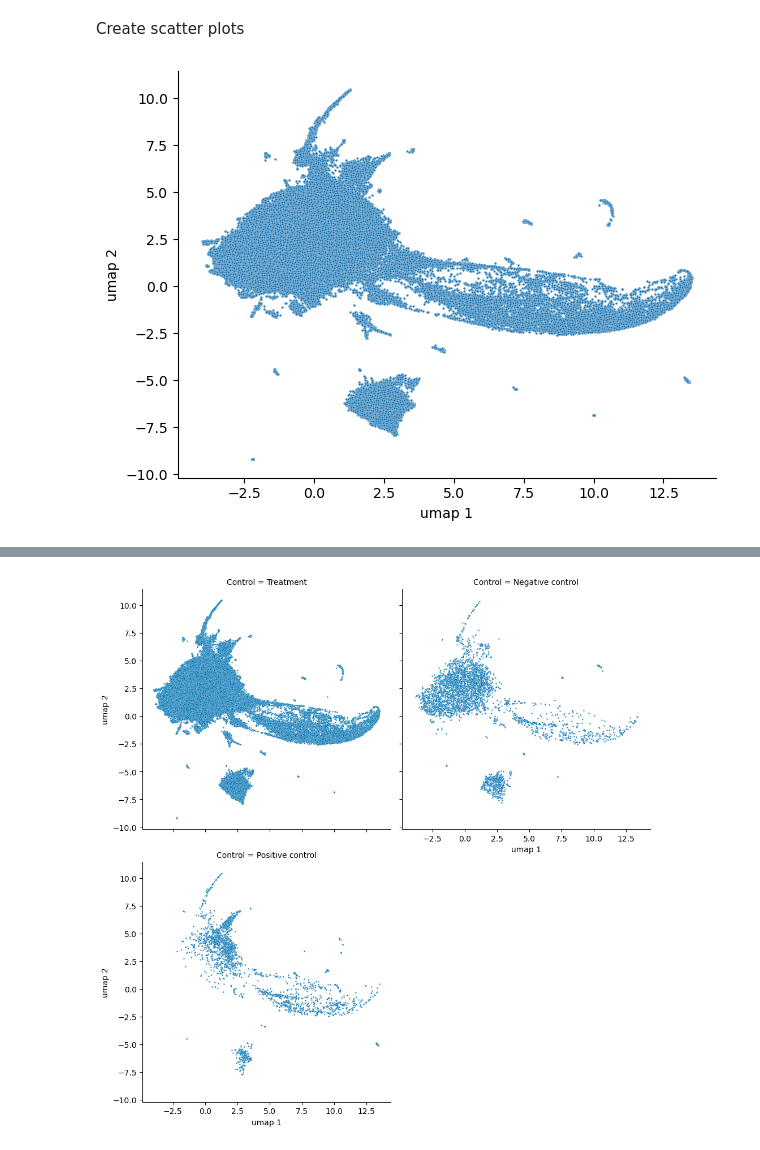
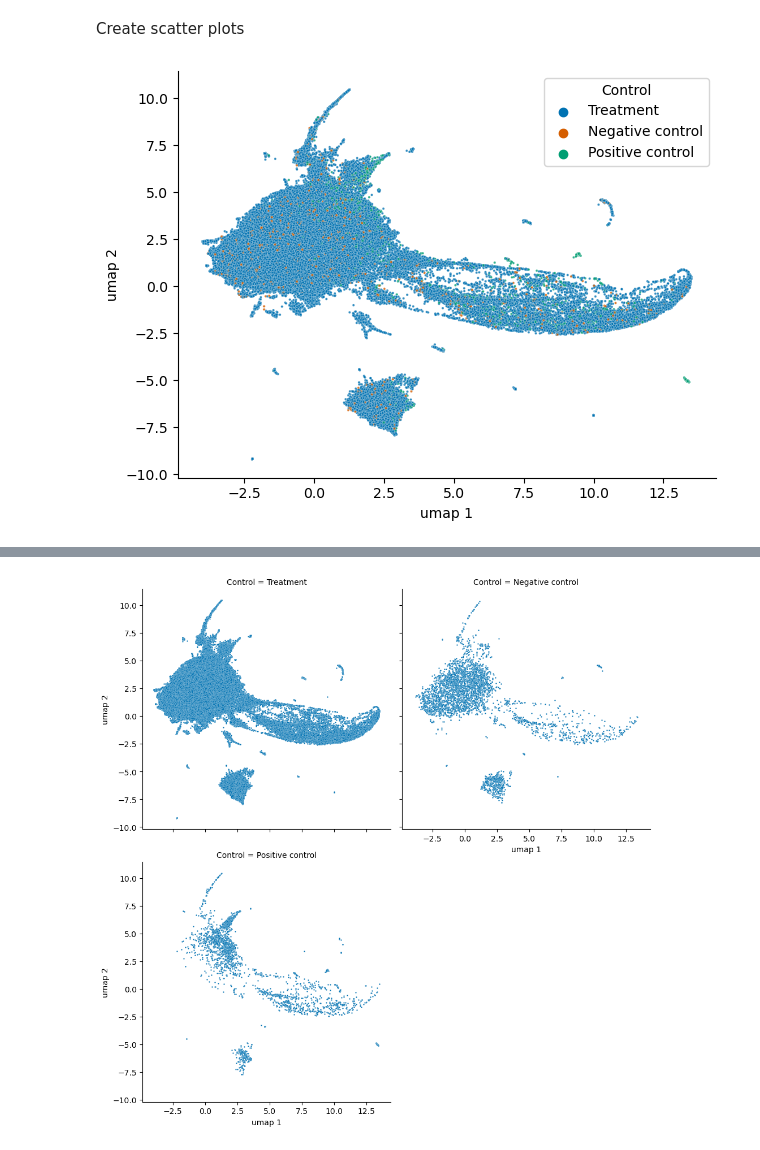
Before and after one commit to jump-cellpainting/2024_Chandrasekaran_Production, a Jupyter notebook: 0.visualize-orf-data/1.plot-orf-umap.ipynb, the cells around one changed output, grey strips where cells are left out. Cells and saved outputs as stored; diff of their text form; code cells hidden in the pictures.

Commit message:
Update UMAP

```diff
--- a/0.visualize-orf-data/1.plot-orf-umap.ipynb
+++ b/0.visualize-orf-data/1.plot-orf-umap.ipynb
@@ -24,10 +24,9 @@ control_order = ['Treatment', 'Negative control', 'Positive control']
 color_discrete_map = {
     "Control": {
         "Treatment": "#0072b2",
-        "Negative control": "#0072b2",
-        "Positive control": "#0072b2",
-        "Other perturbations": "#000000",
-    },
+        "Negative control": "#d55e00",
+        "Positive control": "#009e73",
+    }
 }
 
 all_orf_plates_df = pd.DataFrame()
@@ -101,13 +100,17 @@ Create scatter plots
 # %%
 sns.scatterplot(
     data=X_embedded_df,
     x='umap 1',
     y='umap 2',
     s=3,
+    hue=X_embedded_df['Control'],
+    hue_order=control_order,
+    palette=color_discrete_map["Control"],
+    alpha=0.8
 )
 
 sns.despine()
 plt.tight_layout()
-plt.savefig('figures/1.umap-orf.png')
+plt.savefig('figures/1.umap-orf-control.png')
 # %% [output]
-[figure, old version]
+[figure, new version]
```
Also changed, not shown: parts of 2 cells of this notebook, 3 other files.
